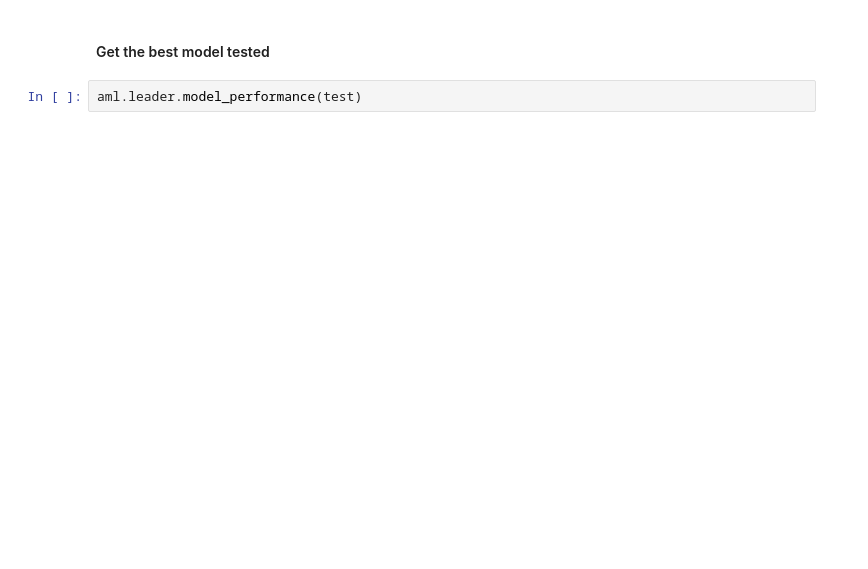
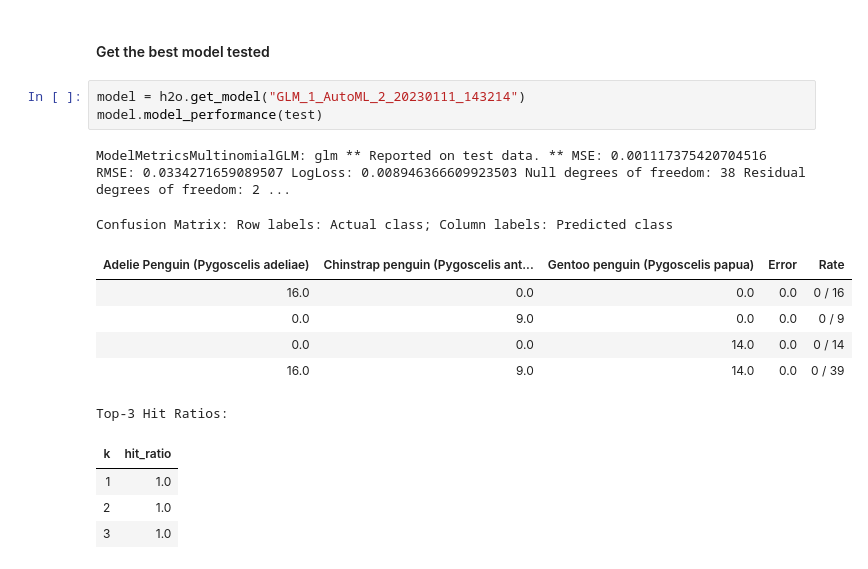
Before and after one commit to GaspardMasson/Penguins-Classification, a Jupyter notebook: H2O Penguins Dataset Classification.ipynb, the cells around one changed output. Cells and saved outputs as stored; diff of their text form; blank space fills up the shorter version.

```diff
--- a/H2O Penguins Dataset Classification.ipynb
+++ b/H2O Penguins Dataset Classification.ipynb
@@ -55,4 +116,18 @@ aml.leaderboard.as_data_frame().sort_values(by='rmse')
 # %% [markdown]
 #### Get the best model tested
-# %%
-aml.leader.model_performance(test)
+# %%
+model = h2o.get_model("GLM_1_AutoML_2_20230111_143214")
+model.model_performance(test)
+# %% [output]
+ModelMetricsMultinomialGLM: glm ** Reported on test data. ** MSE: 0.001117375420704516 RMSE: 0.0334271659089507 LogLoss: 0.008946366609923503 Null degrees of freedom: 38 Residual degrees of freedom: 2 ...
+Confusion Matrix: Row labels: Actual class; Column labels: Predicted class
+| Adelie Penguin (Pygoscelis adeliae) | Chinstrap penguin (Pygoscelis ant... | Gentoo penguin (Pygoscelis papua) | Error | Rate |
+| 16.0 | 0.0 | 0.0 | 0.0 | 0 / 16 |
+| 0.0 | 9.0 | 0.0 | 0.0 | 0 / 9 |
+| 0.0 | 0.0 | 14.0 | 0.0 | 0 / 14 |
+| 16.0 | 9.0 | 14.0 | 0.0 | 0 / 39 |
+Top-3 Hit Ratios:
+| k | hit_ratio |
+| 1 | 1.0 |
+| 2 | 1.0 |
+| 3 | 1.0 |
```
Also changed, not shown: parts of 4 cells of this notebook.
